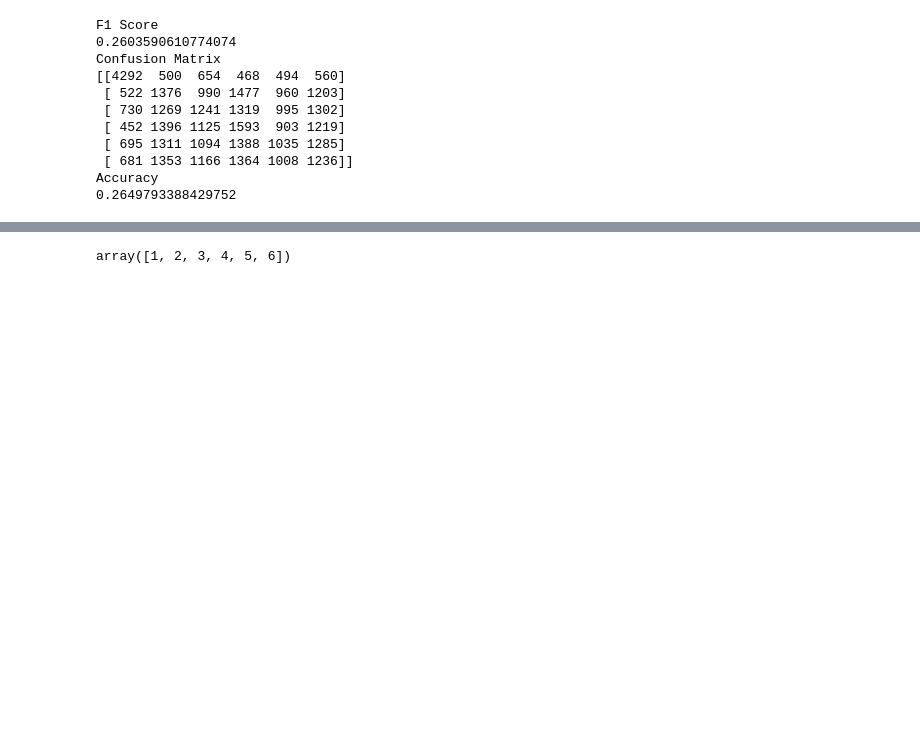
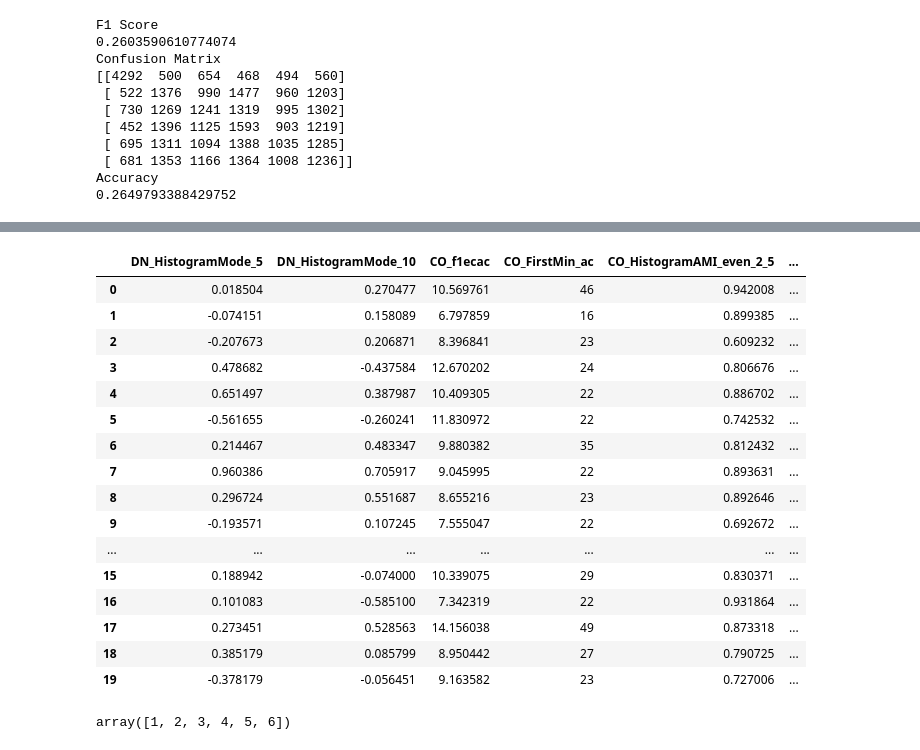
Before and after one commit to debanjansaha-git/gesture-classification, a Jupyter notebook: IE7300_Project_Gesture_Classification_v7.ipynb, the cells around one changed output, grey strips where cells are left out. Cells and saved outputs as stored; diff of their text form; code cells hidden in the pictures; blank space fills up the shorter version.

```diff
--- a/IE7300_Project_Gesture_Classification_v7.ipynb
+++ b/IE7300_Project_Gesture_Classification_v7.ipynb
@@ -1032,3 +1081,23 @@ Accuracy
+# %%
+X_test.iloc[:,5:].head(20)
+# %% [output]
+|  | DN_HistogramMode_5 | DN_HistogramMode_10 | CO_f1ecac | CO_FirstMin_ac | CO_HistogramAMI_even_2_5 | ... |
+| 0 | 0.018504 | 0.270477 | 10.569761 | 46 | 0.942008 | ... |
+| 1 | -0.074151 | 0.158089 | 6.797859 | 16 | 0.899385 | ... |
+| 2 | -0.207673 | 0.206871 | 8.396841 | 23 | 0.609232 | ... |
+| 3 | 0.478682 | -0.437584 | 12.670202 | 24 | 0.806676 | ... |
+| 4 | 0.651497 | 0.387987 | 10.409305 | 22 | 0.886702 | ... |
+| 5 | -0.561655 | -0.260241 | 11.830972 | 22 | 0.742532 | ... |
+| 6 | 0.214467 | 0.483347 | 9.880382 | 35 | 0.812432 | ... |
+| 7 | 0.960386 | 0.705917 | 9.045995 | 22 | 0.893631 | ... |
+| 8 | 0.296724 | 0.551687 | 8.655216 | 23 | 0.892646 | ... |
+| 9 | -0.193571 | 0.107245 | 7.555047 | 22 | 0.692672 | ... |
+| ... | ... | ... | ... | ... | ... | ... |
+| 15 | 0.188942 | -0.074000 | 10.339075 | 29 | 0.830371 | ... |
+| 16 | 0.101083 | -0.585100 | 7.342319 | 22 | 0.931864 | ... |
+| 17 | 0.273451 | 0.528563 | 14.156038 | 49 | 0.873318 | ... |
+| 18 | 0.385179 | 0.085799 | 8.950442 | 27 | 0.790725 | ... |
+| 19 | -0.378179 | -0.056451 | 9.163582 | 23 | 0.727006 | ... |
 # %%
 class LogisticRegression:
 
```
Also changed, not shown: parts of 9 cells of this notebook.
